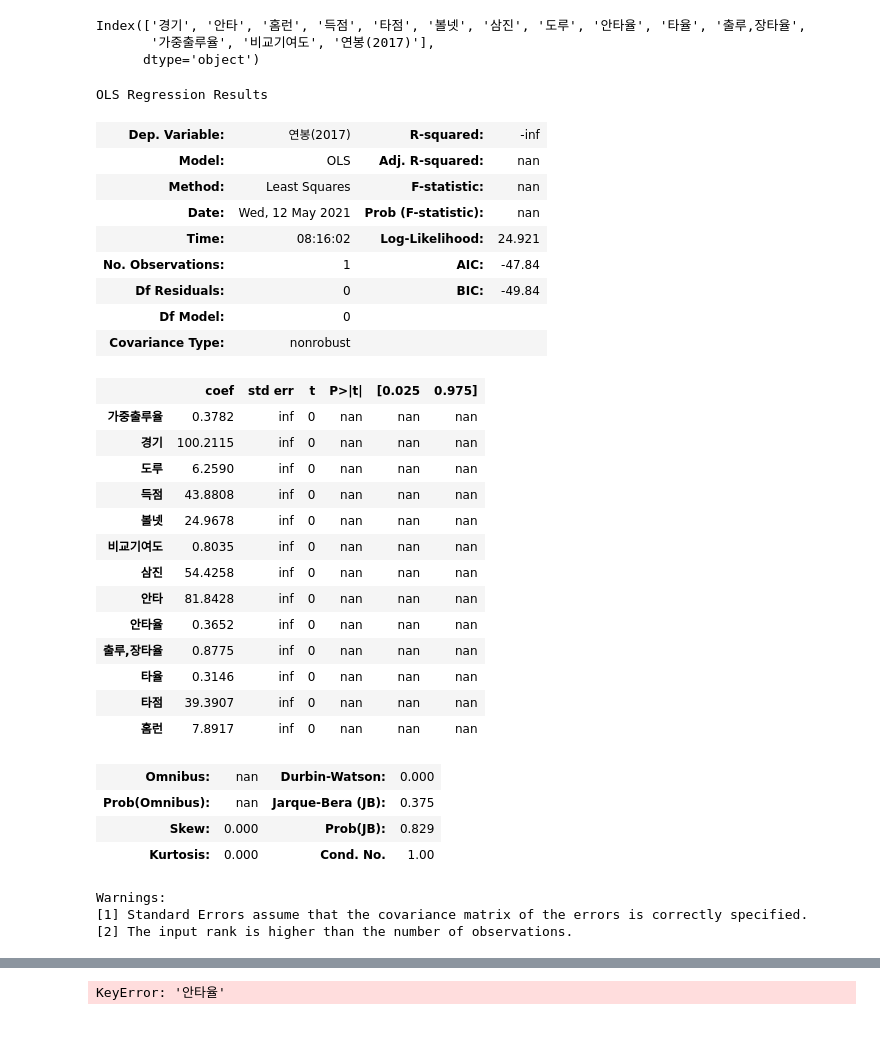
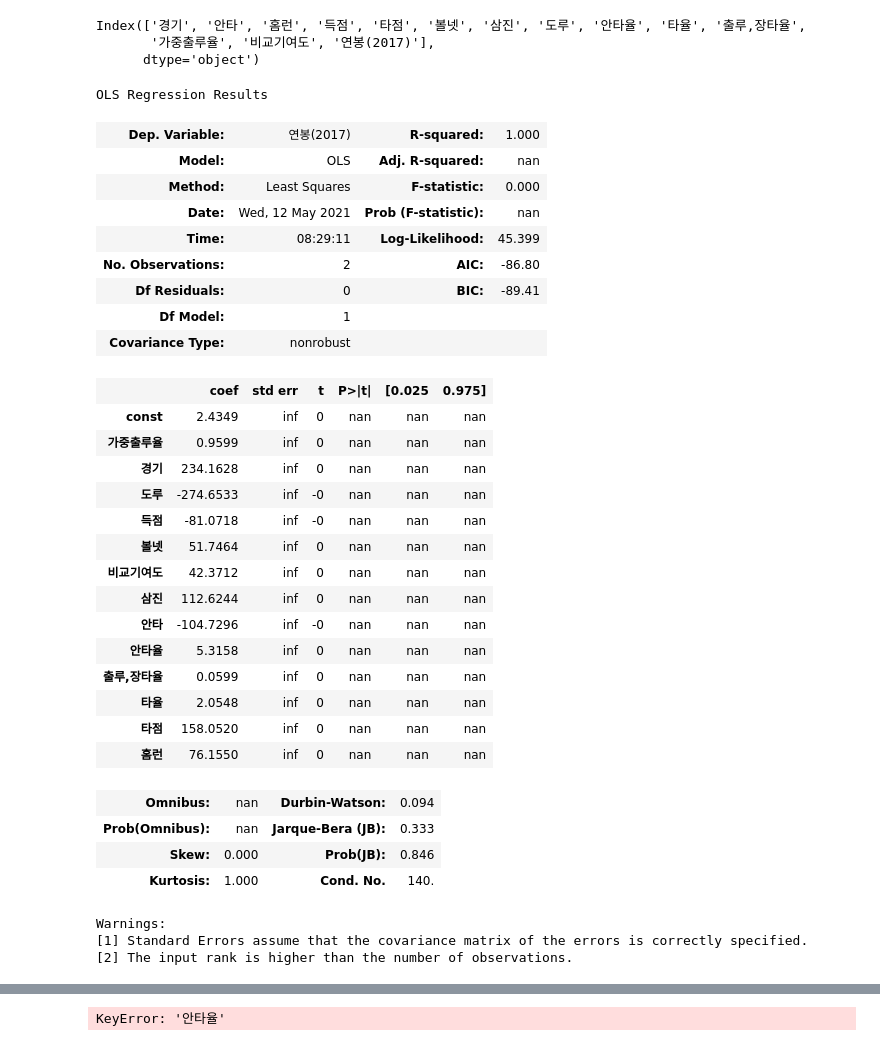
Before and after one commit to PIUphil/toheaven, a Jupyter notebook: 야구2.ipynb, the cells around one changed output, grey strips where cells are left out. Saved outputs shown, nothing was run; the diff lists cells and outputs as text; code cells hidden in the pictures.

```diff
--- a/야구2.ipynb
+++ b/야구2.ipynb
@@ -61,38 +61,44 @@ X_train, X_test, y_train, y_test = train_test_split(X, y, test_size=.1, random_s
 # %%
 import statsmodels.api as sm
 
-X_train = sm.add_constant(X_train)
-model = sm.OLS(y_train, X_train).fit()
+y = bat_means['연봉(2017)']
+X = bat_means[bat_means.columns.difference(['연봉(2017)'])]
+
+# X_train = sm.add_constant(X_train)
+# model = sm.OLS(y_train, X_train).fit()
+X = sm.add_constant(X)
+model = sm.OLS(y, X).fit()
 model.summary()
 # %% [output]
 OLS Regression Results
-| Dep. Variable: | 연봉(2017) | R-squared: | -inf |
+| Dep. Variable: | 연봉(2017) | R-squared: | 1.000 |
 | Model: | OLS | Adj. R-squared: | nan |
-| Method: | Least Squares | F-statistic: | nan |
+| Method: | Least Squares | F-statistic: | 0.000 |
 | Date: | Wed, 12 May 2021 | Prob (F-statistic): | nan |
-| Time: | 08:16:02 | Log-Likelihood: | 24.921 |
-| No. Observations: | 1 | AIC: | -47.84 |
-| Df Residuals: | 0 | BIC: | -49.84 |
-| Df Model: | 0 |  |  |
+| Time: | 08:29:11 | Log-Likelihood: | 45.399 |
+| No. Observations: | 2 | AIC: | -86.80 |
+| Df Residuals: | 0 | BIC: | -89.41 |
+| Df Model: | 1 |  |  |
 | Covariance Type: | nonrobust |  |  |
 |  | coef | std err | t | P>|t| | [0.025 | 0.975] |
-| 가중출루율 | 0.3782 | inf | 0 | nan | nan | nan |
-| 경기 | 100.2115 | inf | 0 | nan | nan | nan |
-| 도루 | 6.2590 | inf | 0 | nan | nan | nan |
-| 득점 | 43.8808 | inf | 0 | nan | nan | nan |
-| 볼넷 | 24.9678 | inf | 0 | nan | nan | nan |
-| 비교기여도 | 0.8035 | inf | 0 | nan | nan | nan |
-| 삼진 | 54.4258 | inf | 0 | nan | nan | nan |
-| 안타 | 81.8428 | inf | 0 | nan | nan | nan |
-| 안타율 | 0.3652 | inf | 0 | nan | nan | nan |
-| 출루,장타율 | 0.8775 | inf | 0 | nan | nan | nan |
-| 타율 | 0.3146 | inf | 0 | nan | nan | nan |
-| 타점 | 39.3907 | inf | 0 | nan | nan | nan |
-| 홈런 | 7.8917 | inf | 0 | nan | nan | nan |
+| const | 2.4349 | inf | 0 | nan | nan | nan |
+| 가중출루율 | 0.9599 | inf | 0 | nan | nan | nan |
+| 경기 | 234.1628 | inf | 0 | nan | nan | nan |
+| 도루 | -274.6533 | inf | -0 | nan | nan | nan |
+| 득점 | -81.0718 | inf | -0 | nan | nan | nan |
+| 볼넷 | 51.7464 | inf | 0 | nan | nan | nan |
+| 비교기여도 | 42.3712 | inf | 0 | nan | nan | nan |
+| 삼진 | 112.6244 | inf | 0 | nan | nan | nan |
+| 안타 | -104.7296 | inf | -0 | nan | nan | nan |
+| 안타율 | 5.3158 | inf | 0 | nan | nan | nan |
+| 출루,장타율 | 0.0599 | inf | 0 | nan | nan | nan |
+| 타율 | 2.0548 | inf | 0 | nan | nan | nan |
+| 타점 | 158.0520 | inf | 0 | nan | nan | nan |
+| 홈런 | 76.1550 | inf | 0 | nan | nan | nan |
-| Omnibus: | nan | Durbin-Watson: | 0.000 |
-| Prob(Omnibus): | nan | Jarque-Bera (JB): | 0.375 |
-| Skew: | 0.000 | Prob(JB): | 0.829 |
-| Kurtosis: | 0.000 | Cond. No. | 1.00 |
+| Omnibus: | nan | Durbin-Watson: | 0.094 |
+| Prob(Omnibus): | nan | Jarque-Bera (JB): | 0.333 |
+| Skew: | 0.000 | Prob(JB): | 0.846 |
+| Kurtosis: | 1.000 | Cond. No. | 140. |
 Warnings:
 [1] Standard Errors assume that the covariance matrix of the errors is correctly specified.
 [2] The input rank is higher than the number of observations.
```
Also changed, not shown: parts of 2 cells of this notebook.
